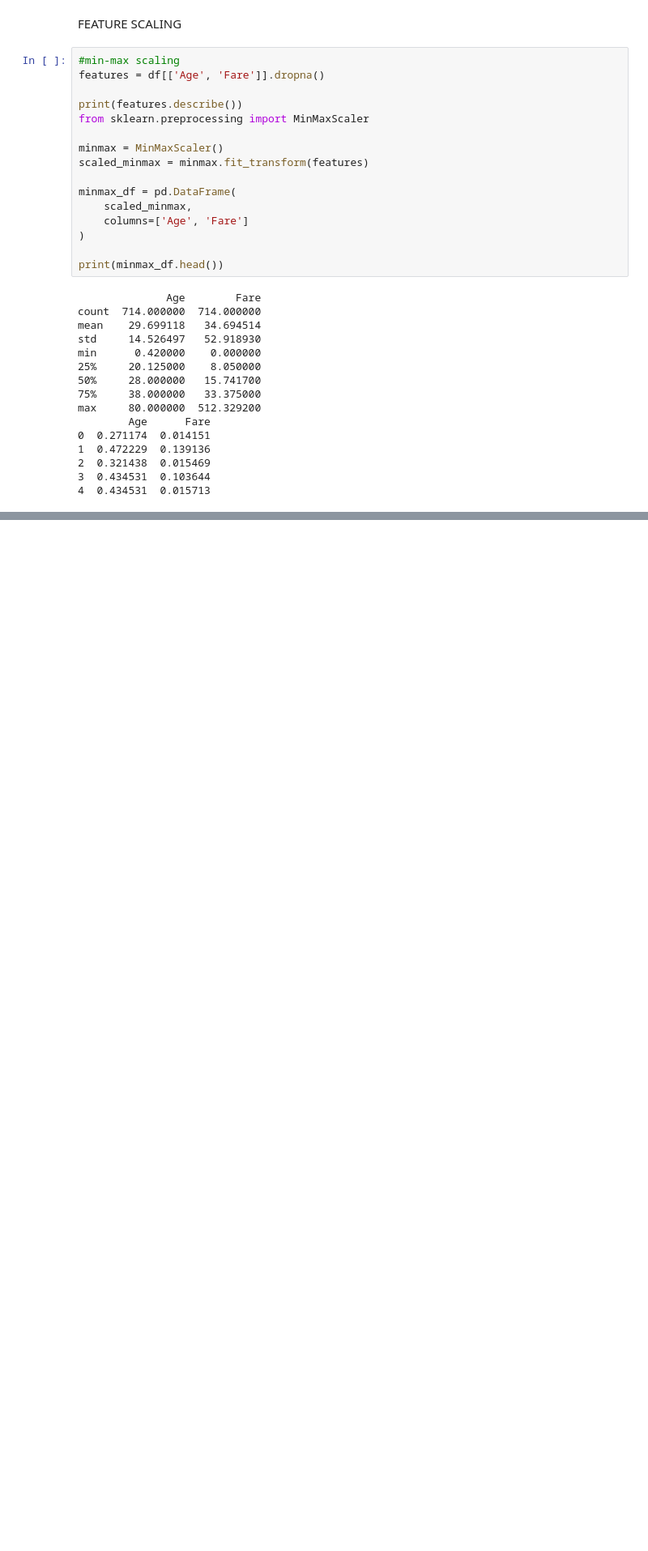
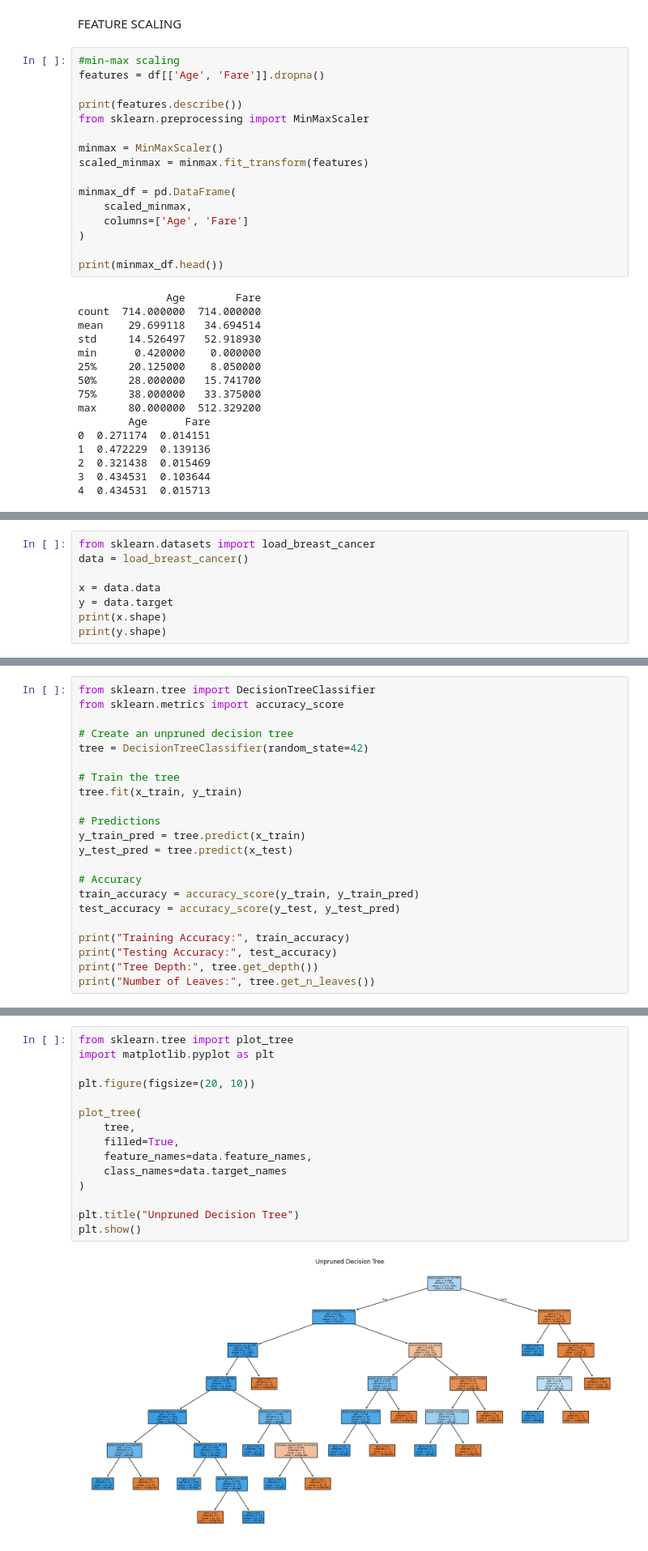
Before and after one commit to crce9830ecs-lang/aiml_labs, a Jupyter notebook: ML_LAB.ipynb, the cells around one changed output, grey strips where cells are left out. Shown at 81% size. Saved outputs shown, nothing was run; the diff lists cells and outputs as text; blank space fills up the shorter version.

```diff
--- a/ML_LAB.ipynb
+++ b/ML_LAB.ipynb
@@ -620,0 +628,8 @@ print(standard_df.head())
+# %%
+from sklearn.datasets import load_breast_cancer
+data = load_breast_cancer()
+
+x = data.data
+y = data.target
+print(x.shape)
+print(y.shape)
@@ -620,0 +652,22 @@ print(standard_df.head())
+# %%
+from sklearn.tree import DecisionTreeClassifier
+from sklearn.metrics import accuracy_score
+
+# Create an unpruned decision tree
+tree = DecisionTreeClassifier(random_state=42)
+
+# Train the tree
+tree.fit(x_train, y_train)
+
+# Predictions
+y_train_pred = tree.predict(x_train)
+y_test_pred = tree.predict(x_test)
+
+# Accuracy
+train_accuracy = accuracy_score(y_train, y_train_pred)
+test_accuracy = accuracy_score(y_test, y_test_pred)
+
+print("Training Accuracy:", train_accuracy)
+print("Testing Accuracy:", test_accuracy)
+print("Tree Depth:", tree.get_depth())
+print("Number of Leaves:", tree.get_n_leaves())
@@ -620,0 +704,17 @@ print(standard_df.head())
+# %%
+from sklearn.tree import plot_tree
+import matplotlib.pyplot as plt
+
+plt.figure(figsize=(20, 10))
+
+plot_tree(
+    tree,
+    filled=True,
+    feature_names=data.feature_names,
+    class_names=data.target_names
+)
+
+plt.title("Unpruned Decision Tree")
+plt.show()
+# %% [output]
+[figure, added]
```
Also changed, not shown: parts of 31 cells of this notebook.
